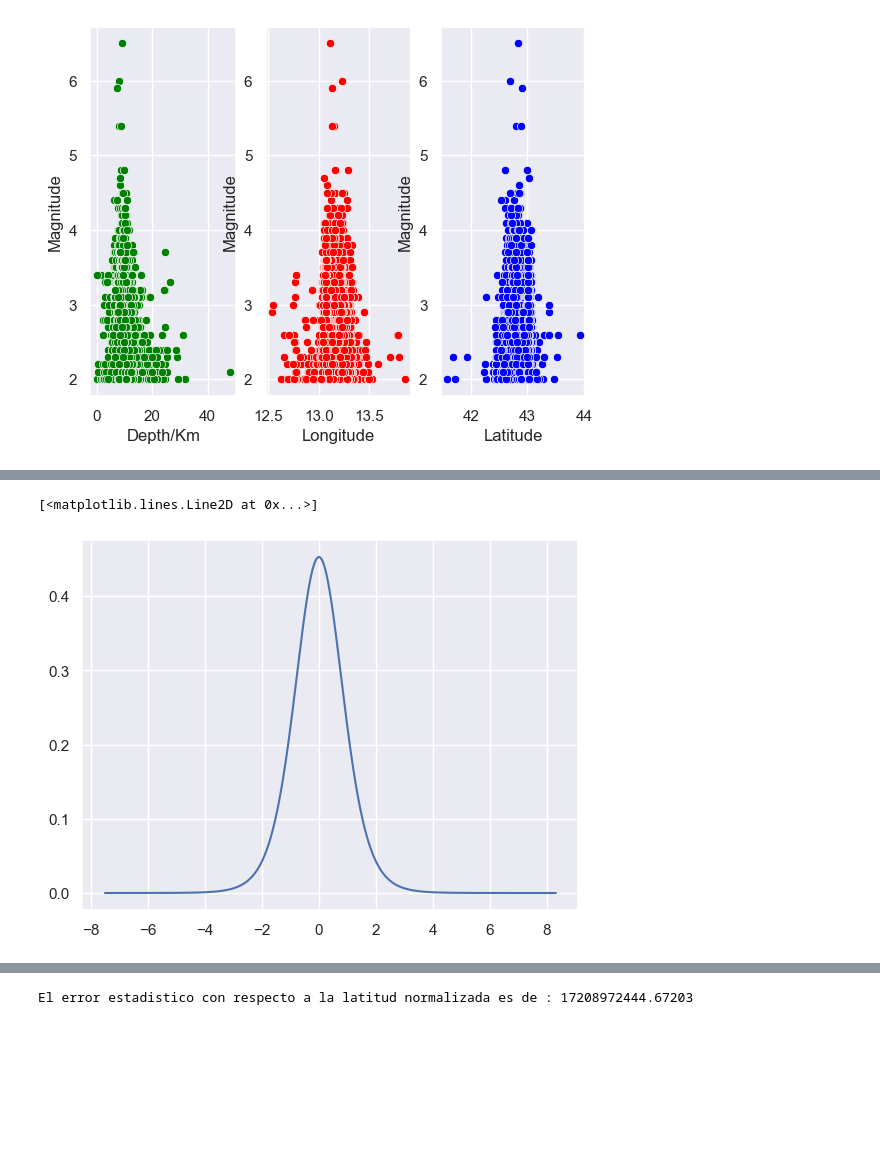
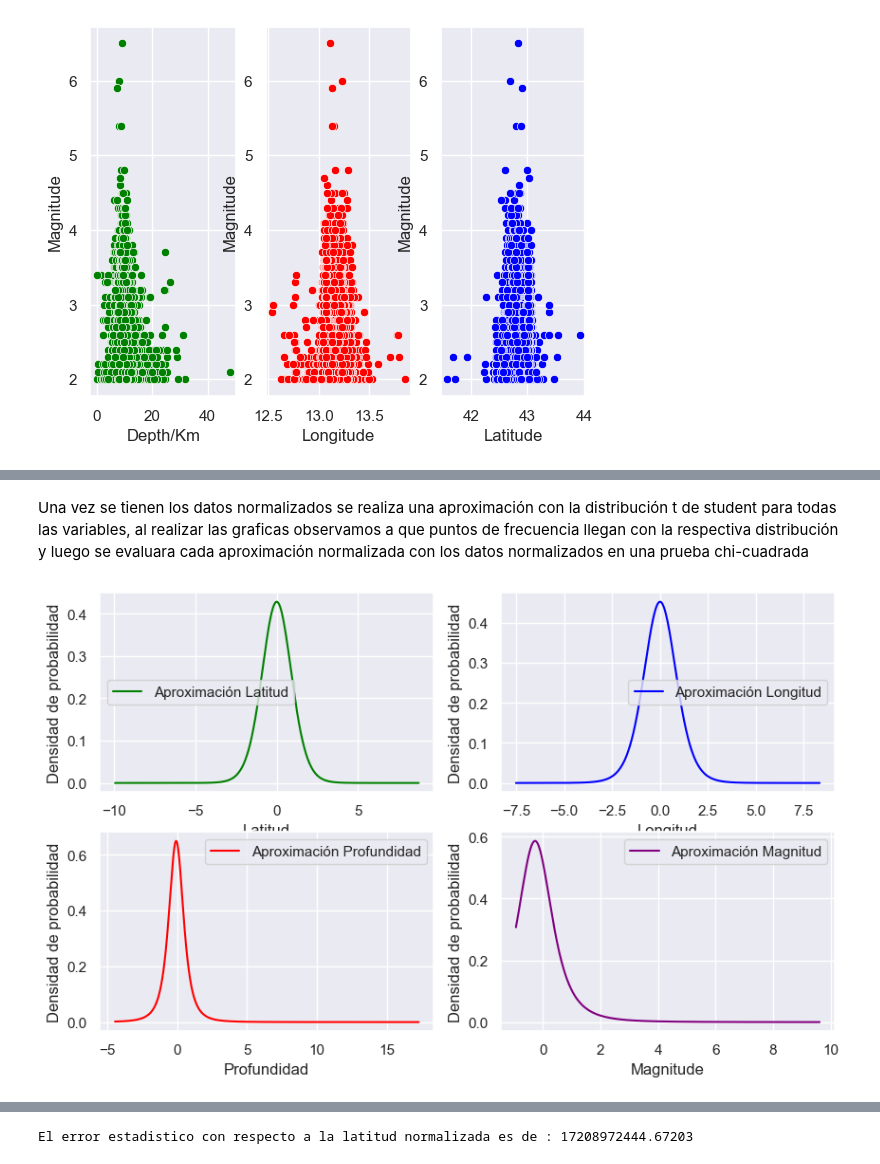
Before and after one commit to MrBloom911/SismicOperations, a Jupyter notebook: ProyectoComp.ipynb, the cells around one changed output, grey strips where cells are left out. Cells and saved outputs as stored; diff of their text form; code cells hidden in the pictures; blank space fills up the shorter version.

```diff
--- a/ProyectoComp.ipynb
+++ b/ProyectoComp.ipynb
@@ -86,6 +95,0 @@ sm.qqplot(data=df['Magnitude'] , dist=stats.norm, fit=True ,ax=axes[1,1], line=
-# %%
-df['MagnitudeNorm']=(df['Magnitude']-df['Magnitude'].mean())/(df['Magnitude'].std())
-df['DepthNorm']=(df['Depth/Km']-df['Depth/Km'].mean())/(df['Depth/Km'].std())
-df['LatitudeNorm']=(df['Latitude']-df['Latitude'].mean())/(df['Latitude'].std())
-df['LongitudeNorm']=(df['Longitude']-df['Longitude'].mean())/(df['Longitude'].std())
-df['MagnitudeInt']=df['Magnitude'].astype(int)
@@ -127,4 +98,6 @@ sns.kdeplot(data=df, x='Depth/Km', label='original data', color='red')
 # %%
-X=df.iloc[:,[1,2,3]]
-XN=df.iloc[:,[1,2,3]]
+#X datos de entrenamiento y clustering
+#XN datos para realizar el Analisis exploratorio de datos normalizado
+X=df.iloc[:,[1,2,3,4]]
+XN=df.iloc[:,[1,2,3,4]]
 Y=df.iloc[:,[4]]
@@ -160,18 +142,45 @@ plt.scatter(x_transformedDepth, x_transformedMag);
+# %% [markdown]
+Una vez se tienen los datos normalizados se realiza una aproximación con la distribución t de student para todas las variables, al realizar las graficas observamos a que puntos de frecuencia llegan con la respectiva distribución y luego se evaluara cada aproximación normalizada con los datos normalizados en una prueba chi-cuadrada
 # %%
+#esta funcion toma un vector y la distribución a la cual se desea ajustar y retorna la variable aproximada y
 def AproxGrafNorm(a,distri):
     dist2=distri
     par=dist2.fit(data=a)
     xn=np.linspace(a.min(),a.max(),len(df))
     yn=dist2.pdf(xn,*par)
     return xn,yn,par
-
+#Se toman todos los valores X y Y normalizados y aproximados para luego ser evaluados con la prueba de hipotesis chi-cuadrada
+XnMag,YnMag,ParMag= AproxGrafNorm(x_transformedMag,stats.t)
 XnDepth,YnDepth,ParDepth= AproxGrafNorm(x_transformedDepth,stats.t)
 Xnlon,Ynlon,Parlon= AproxGrafNorm(x_transformedLon,stats.t)
 Xnlat,Ynlat,Parlat= AproxGrafNorm(x_transformedLat,stats.t)
 # %%
-#plt.plot(XnDepth,YnDepth,color='red')
-#plt.plot(Xnlon,Ynlon)
-plt.plot(Xnlon,Ynlon)
+#Aqui se hacen las graficas
+figap, axs= plt.subplots(nrows=2,ncols=2,figsize=(10,6))
+
+axs[0,0].plot(Xnlat,Ynlat,label='Aproximación Latitud',color='green')
+axs[0,0].set_xlabel('Latitud')
+axs[0,0].set_ylabel('Densidad de probabilidad')
+axs[0,0].legend()
+
+axs[0,1].plot(Xnlon,Ynlon,label='Aproximación Longitud',color='blue')
+axs[0,1].set_xlabel('Longitud')
+axs[0,1].set_ylabel('Densidad de probabilidad')
+axs[0,1].legend()
+
+
+axs[1,0].plot(XnDepth,YnDepth,label='Aproximación Profundidad',color='red')
+axs[1,0].set_xlabel('Profundidad')
+axs[1,0].set_ylabel('Densidad de probabilidad')
+axs[1,0].legend()
+
+axs[1,1].plot(XnMag,YnMag,label='Aproximación Magnitud',color='purple')
+axs[1,1].set_xlabel('Magnitude')
+axs[1,1].set_ylabel('Densidad de probabilidad')
+axs[1,1].legend()
+
+fig.tight_layout()
+plt.savefig('Aprox.png')
+plt.show()
 # %% [output]
-[<matplotlib.lines.Line2D at 0x...>]
-[figure, old version]
+[figure, new version]
```
Also changed, not shown: parts of 35 cells of this notebook, 3 other files.
